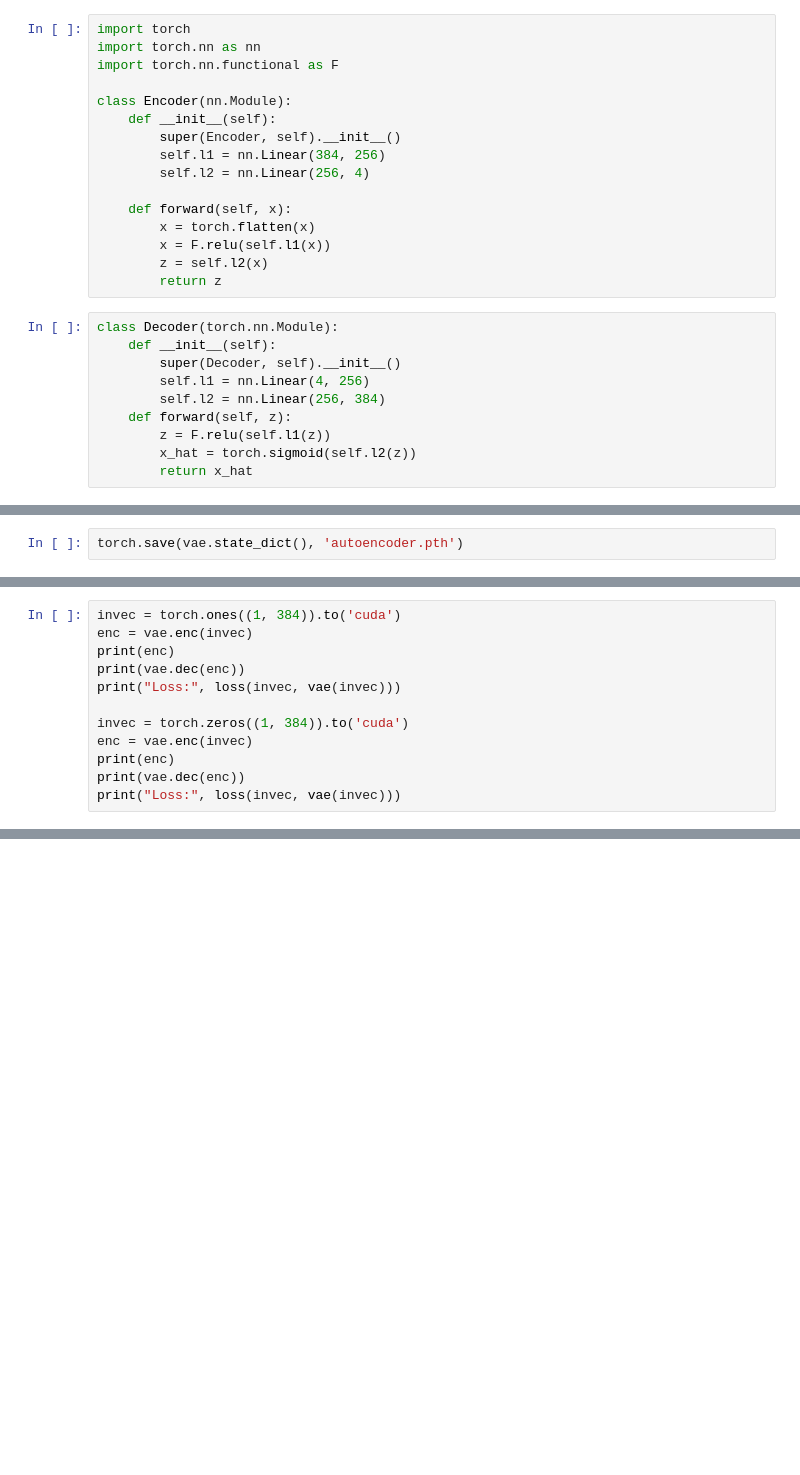
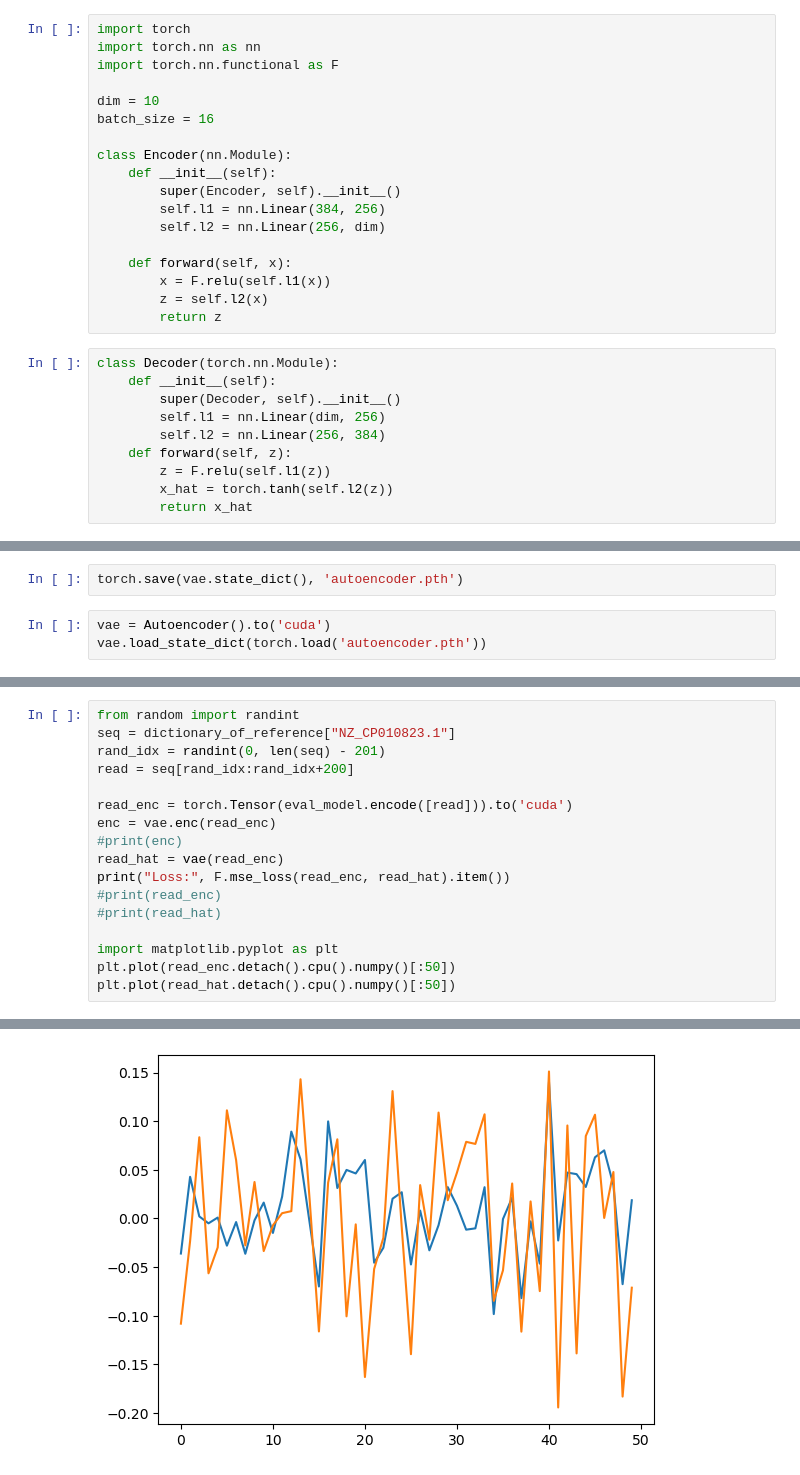
Before and after one commit to KennethEnevoldsen/dna2vec, a Jupyter notebook: evaluate/autoencoder.ipynb, the cells around one changed output, grey strips where cells are left out. Drawn from its saved outputs; the diff is of its cells as text; blank space fills up the shorter version.

Commit message:
Autoencoder trained on thermus aquaticus sequence data

```diff
--- a/evaluate/autoencoder.ipynb
+++ b/evaluate/autoencoder.ipynb
@@ -15,14 +3,16 @@ import torch
 import torch.nn as nn
 import torch.nn.functional as F
 
+dim = 10
+batch_size = 16
+
 class Encoder(nn.Module):
     def __init__(self):
         super(Encoder, self).__init__()
         self.l1 = nn.Linear(384, 256)
-        self.l2 = nn.Linear(256, 4)
+        self.l2 = nn.Linear(256, dim)
 
     def forward(self, x):
-        x = torch.flatten(x)
         x = F.relu(self.l1(x))
         z = self.l2(x)
         return z
@@ -30,11 +20,11 @@ class Encoder(nn.Module):
 class Decoder(torch.nn.Module):
     def __init__(self):
         super(Decoder, self).__init__()
-        self.l1 = nn.Linear(4, 256)
+        self.l1 = nn.Linear(dim, 256)
         self.l2 = nn.Linear(256, 384)
     def forward(self, z):
         z = F.relu(self.l1(z))
-        x_hat = torch.sigmoid(self.l2(z))
+        x_hat = torch.tanh(self.l2(z))
         return x_hat
 # %%
 class Autoencoder(torch.nn.Module):
@@ -103,2 +171,5 @@ Find logs at: ./wandb/run-20240125_101859-m0zvuhxj/logs
 # %%
 torch.save(vae.state_dict(), 'autoencoder.pth')
+# %%
+vae = Autoencoder().to('cuda')
+vae.load_state_dict(torch.load('autoencoder.pth'))
@@ -105,13 +178,18 @@ torch.save(vae.state_dict(), 'autoencoder.pth')
 # %%
-invec = torch.ones((1, 384)).to('cuda')
-enc = vae.enc(invec)
-print(enc)
-print(vae.dec(enc))
-print("Loss:", loss(invec, vae(invec)))
+from random import randint
+seq = dictionary_of_reference["NZ_CP010823.1"]
+rand_idx = randint(0, len(seq) - 201)
+read = seq[rand_idx:rand_idx+200]
 
-invec = torch.zeros((1, 384)).to('cuda')
-enc = vae.enc(invec)
-print(enc)
-print(vae.dec(enc))
-print("Loss:", loss(invec, vae(invec)))
+read_enc = torch.Tensor(eval_model.encode([read])).to('cuda')
+enc = vae.enc(read_enc)
+#print(enc)
+read_hat = vae(read_enc)
+print("Loss:", F.mse_loss(read_enc, read_hat).item())
+#print(read_enc)
+#print(read_hat)
+
+import matplotlib.pyplot as plt
+plt.plot(read_enc.detach().cpu().numpy()[:50])
+plt.plot(read_hat.detach().cpu().numpy()[:50])
 # %% [output]
@@ -135,0 +198 @@ AttributeError: 'NoneType' object has no attribute '_log'
+[figure, added]
```
Also changed, not shown: parts of 11 cells of this notebook.
